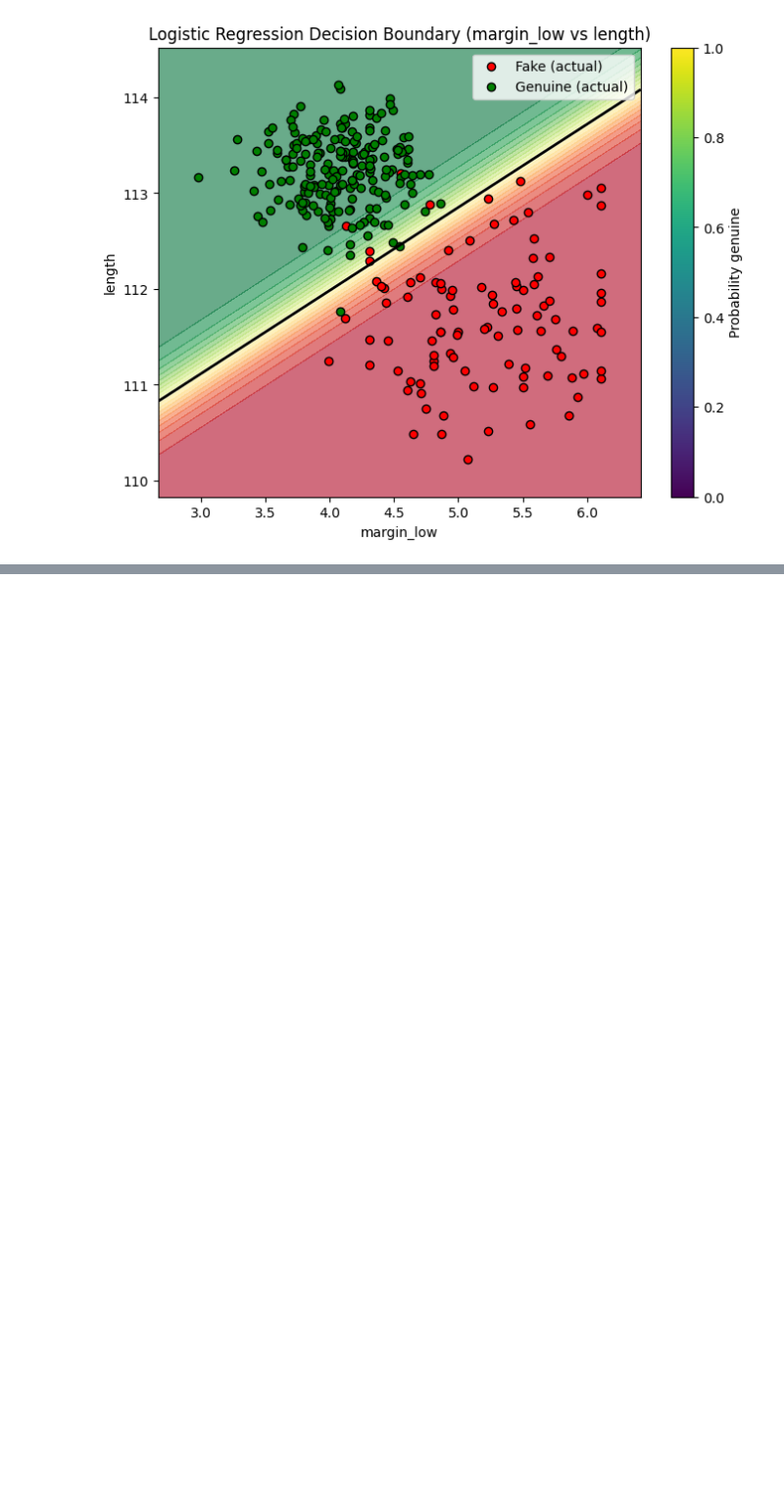
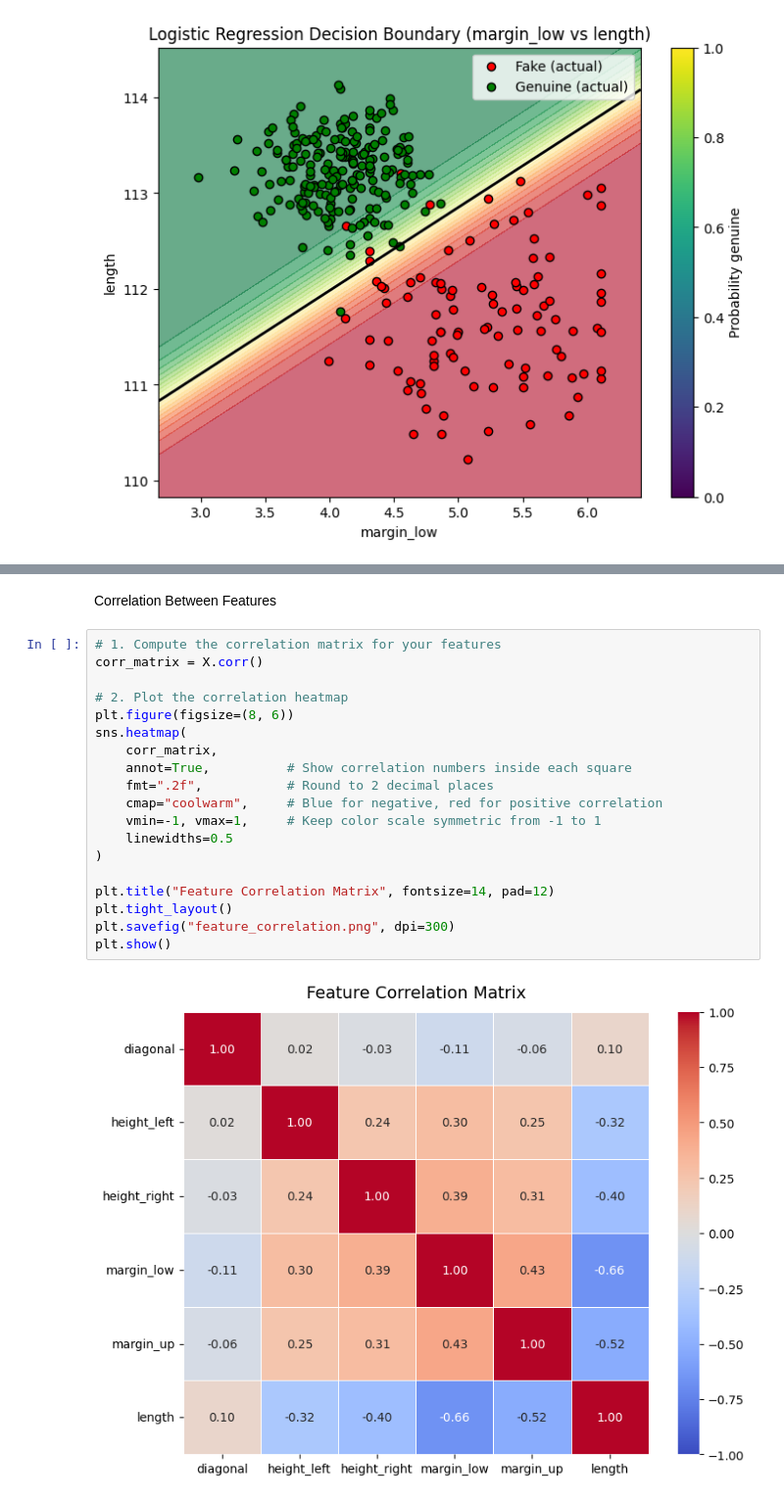
Before and after one commit to SanchitMalhotra11/AI-101-Project, a Jupyter notebook: Logistic regression.ipynb, the cells around one changed output, grey strips where cells are left out. Shown at 98% size. Drawn from its saved outputs; the diff is of its cells as text; blank space fills up the shorter version.

```diff
--- a/Logistic regression.ipynb
+++ b/Logistic regression.ipynb
@@ -326,0 +399,23 @@ feature_coefficients.png, confusion_matrix.png, roc_curve.png
+# %% [markdown]
+Correlation Between Features
+# %%
+# 1. Compute the correlation matrix for your features
+corr_matrix = X.corr()
+
+# 2. Plot the correlation heatmap
+plt.figure(figsize=(8, 6))
+sns.heatmap(
+    corr_matrix,
+    annot=True,          # Show correlation numbers inside each square
+    fmt=".2f",           # Round to 2 decimal places
+    cmap="coolwarm",     # Blue for negative, red for positive correlation
+    vmin=-1, vmax=1,     # Keep color scale symmetric from -1 to 1
+    linewidths=0.5
+)
+
+plt.title("Feature Correlation Matrix", fontsize=14, pad=12)
+plt.tight_layout()
+plt.savefig("feature_correlation.png", dpi=300)
+plt.show()
+# %% [output]
+[figure, added]
```
Also changed, not shown: parts of 13 cells of this notebook, 3 other files.
